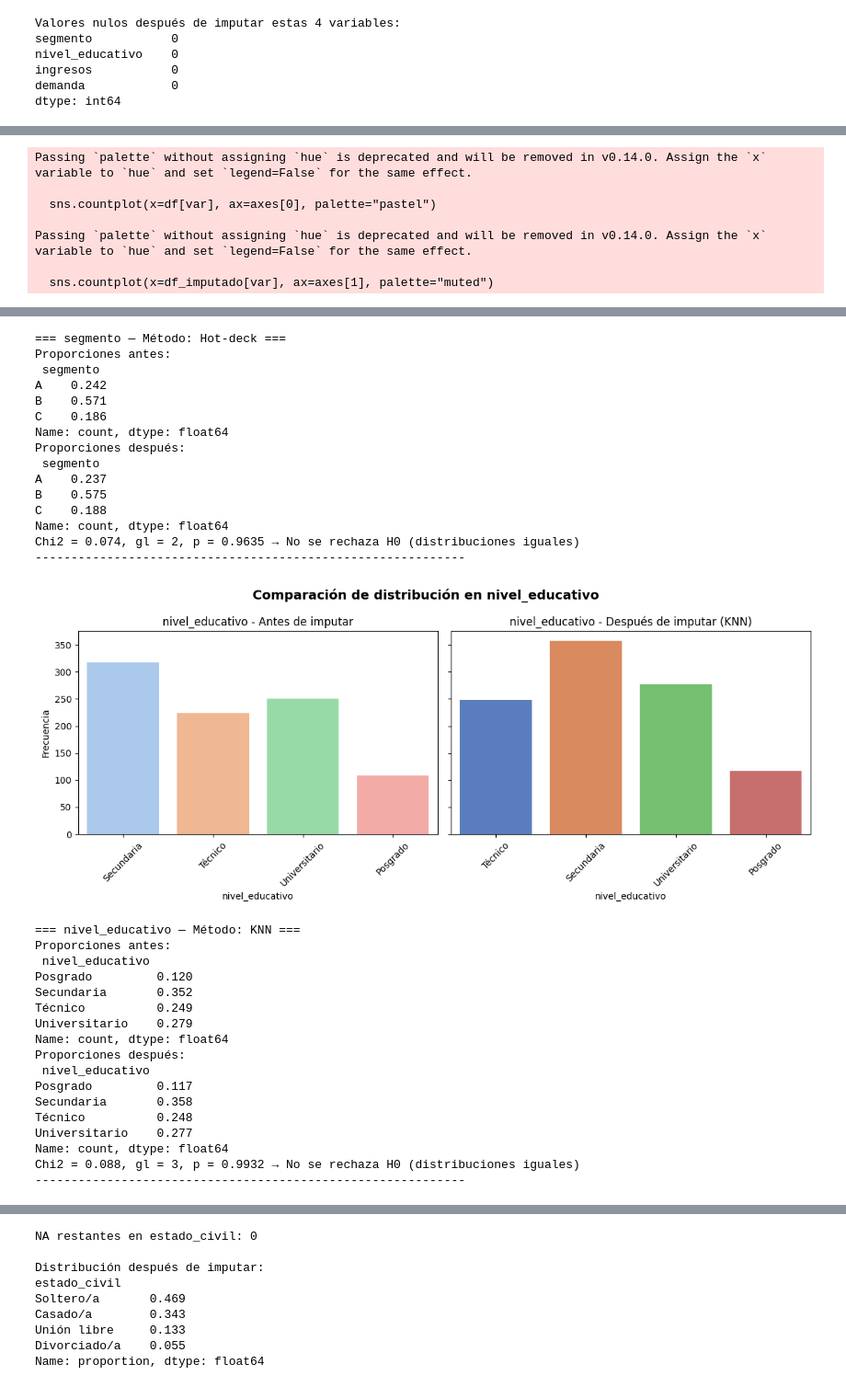
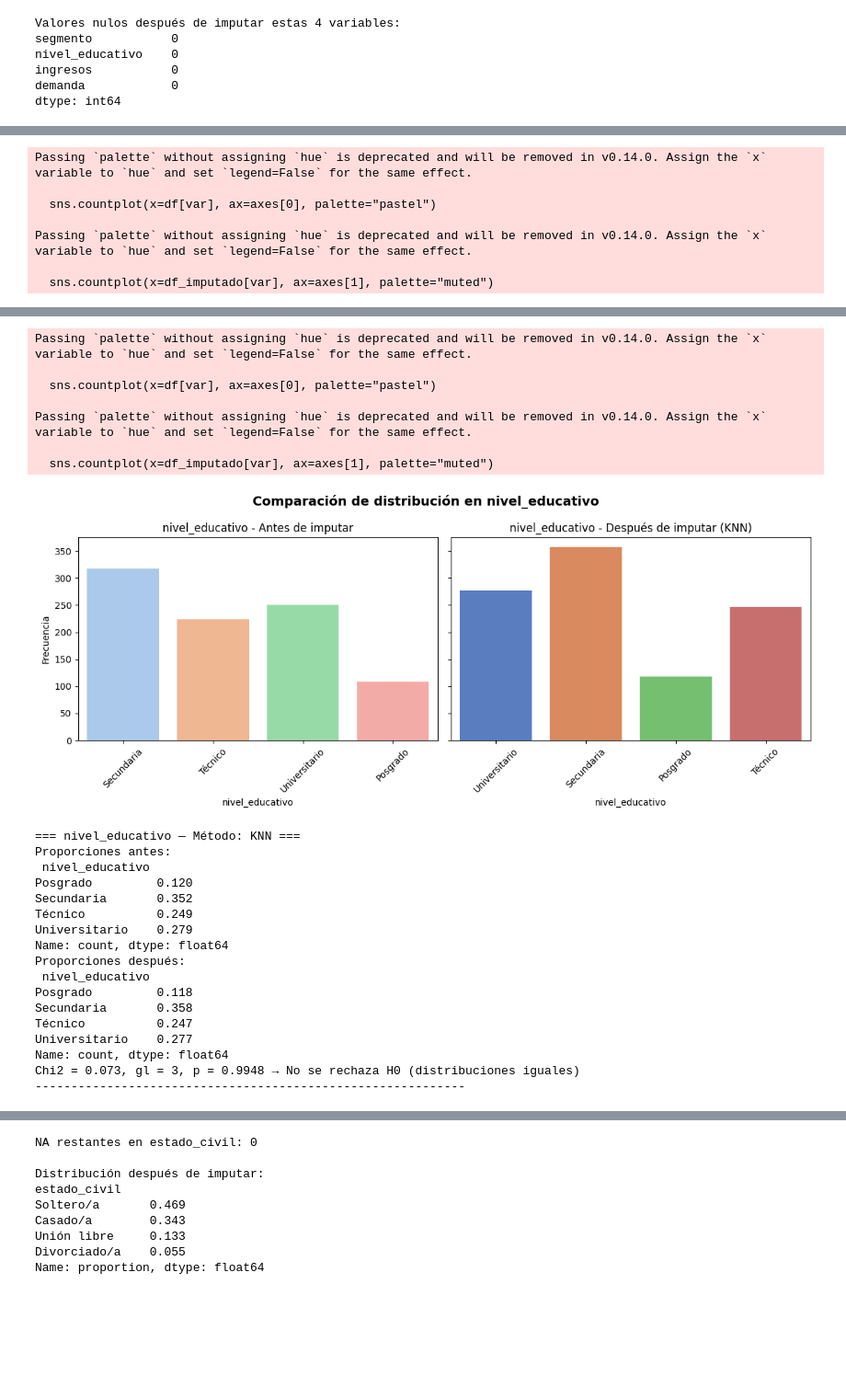
Before and after one commit to mlcozzarelli/Dataviz, a Jupyter notebook: _sources/TallerNa.ipynb, the cells around one changed output, grey strips where cells are left out. Shown at 92% size. Drawn from its saved outputs; the diff is of its cells as text; code cells hidden in the pictures; blank space fills up the shorter version.

```diff
--- a/_sources/TallerNa.ipynb
+++ b/_sources/TallerNa.ipynb
@@ -664,25 +853,0 @@ Chi2 = 8.384, gl = 3, p = 0.0387 → Se rechaza H0 (distribuciones diferentes)
-# %%
-from sklearn.impute import SimpleImputer
-import pandas as pd
-import numpy as np
-
-# =========================
-# 1) Dataset base: df_imp4
-# =========================
-# Partimos del df_imputado (ya trae: edad=mediana, altura_cm=media, sexo/ciudad=moda)
-df_imp4 = df_imputado.copy()
-
-# --- Numéricas ya acordadas ---
-# ingresos (normal) -> media
-imp_media = SimpleImputer(strategy="mean")
-df_imp4[["ingresos"]] = imp_media.fit_transform(df_imp4[["ingresos"]])
-
-# demanda (no normal) -> mediana
-imp_mediana = SimpleImputer(strategy="median")
-df_imp4[["demanda"]] = imp_mediana.fit_transform(df_imp4[["demanda"]])
-
-# 🚫 OJO: NO imputamos 'segmento' ni 'nivel_educativo' aquí.
-# Quedan con NA para aplicar Hot-Deck y comparar contra la imputación por moda.
-
-print("NA en df_imp4 (después de imputar SOLO numéricas):")
-print(df_imp4.isna().sum().sort_values(ascending=False))
@@ -831,12 +1071,10 @@ import matplotlib.pyplot as plt
 import pandas as pd
 from scipy.stats import chi2_contingency
 
-# ============================
-# Configura aquí tu imputado 👇
-# ============================
-df_imputado  = df_knn     # DataFrame final imputado
 
-# Métodos aplicados por variable
+df_imputado  = df_imp3
+
+
 metodos = {
     "segmento": "Hot-deck",
     "nivel_educativo": "KNN"
@@ -848,7 +1086,7 @@ variables = ["segmento", "nivel_educativo"]
 for var in variables:
     label_metodo = metodos[var]
 
-    # --- Gráficos comparativos ---
+    # Gráficos comparativos
     fig, axes = plt.subplots(1, 2, figsize=(12, 5), sharey=True)
 
     sns.countplot(x=df[var], ax=axes[0], palette="pastel")
@@ -865,7 +1103,7 @@ for var in variables:
     plt.tight_layout()
     plt.show()
 
-    # --- Chi-cuadrado (distribuciones antes vs después) ---
+    # Chi-cuadrado
     orig_counts = df[var].value_counts().sort_index()
     imp_counts  = df_imputado[var].value_counts().sort_index()
     orig_counts, imp_counts = orig_counts.align(imp_counts, fill_value=0)
@@ -903,19 +1149,11 @@ Passing `palette` without assigning `hue` is deprecated and will be removed in v
-=== segmento — Método: Hot-deck ===
-Proporciones antes:
- segmento
-A    0.242
-B    0.571
-C    0.186
-Name: count, dtype: float64
-Proporciones después:
- segmento
-A    0.237
-B    0.575
-C    0.188
-Name: count, dtype: float64
-Chi2 = 0.074, gl = 2, p = 0.9635 → No se rechaza H0 (distribuciones iguales)
-------------------------------------------------------------
+Passing `palette` without assigning `hue` is deprecated and will be removed in v0.14.0. Assign the `x` variable to `hue` and set `legend=False` for the same effect.
+
+  sns.countplot(x=df[var], ax=axes[0], palette="pastel")
+
+Passing `palette` without assigning `hue` is deprecated and will be removed in v0.14.0. Assign the `x` variable to `hue` and set `legend=False` for the same effect.
+
+  sns.countplot(x=df_imputado[var], ax=axes[1], palette="muted")
-[figure, old version]
+[figure, new version]
 === nivel_educativo — Método: KNN ===
 Proporciones antes:
  nivel_educativo
@@ -926,10 +1164,10 @@ Universitario    0.279
 Name: count, dtype: float64
 Proporciones después:
  nivel_educativo
-Posgrado         0.117
+Posgrado         0.118
 Secundaria       0.358
-Técnico          0.248
+Técnico          0.247
 Universitario    0.277
 Name: count, dtype: float64
-Chi2 = 0.088, gl = 3, p = 0.9932 → No se rechaza H0 (distribuciones iguales)
+Chi2 = 0.073, gl = 3, p = 0.9948 → No se rechaza H0 (distribuciones iguales)
 ------------------------------------------------------------
```
Also changed, not shown: parts of 44 cells of this notebook, 5 other files.
